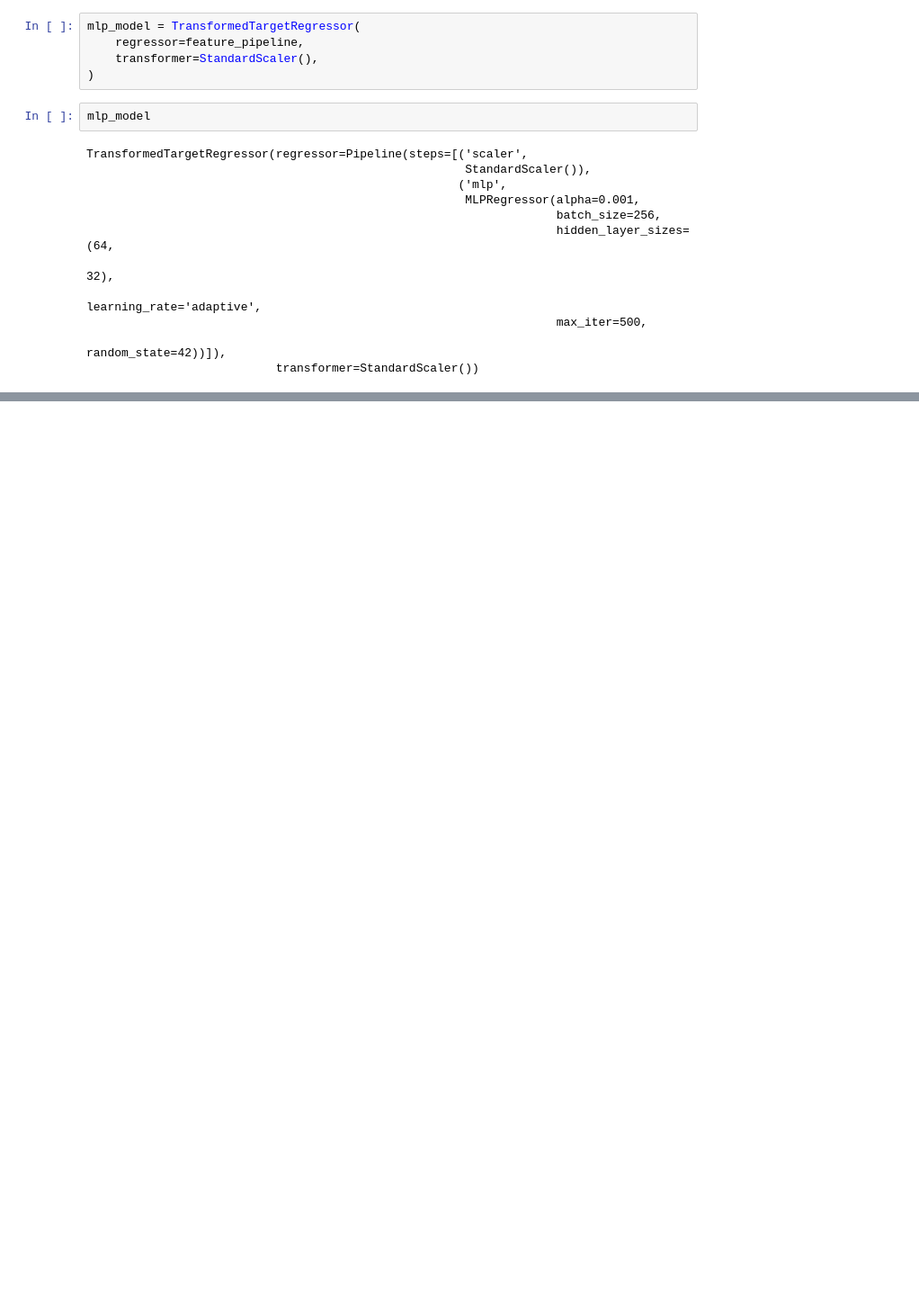
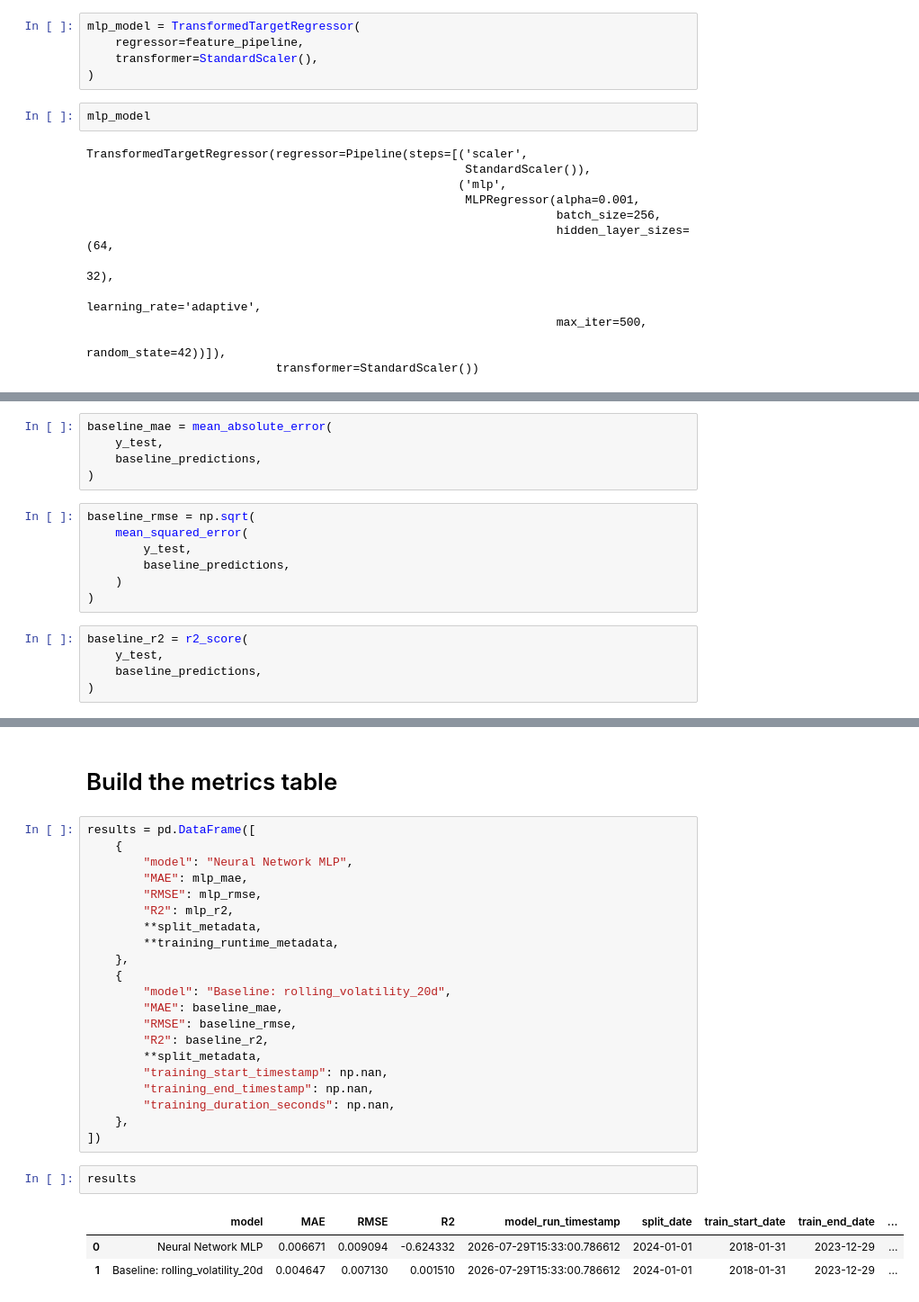
Before and after one commit to SamiiShabuse/INFO442-Group-Project, a Jupyter notebook: notebooks/04_modeling/07_neural_network_mlp.ipynb, the cells around one changed output, grey strips where cells are left out. Shown at 90% size. Saved outputs shown, nothing was run; the diff lists cells and outputs as text; blank space fills up the shorter version.

Commit message:
add prediction

```diff
--- a/notebooks/04_modeling/07_neural_network_mlp.ipynb
+++ b/notebooks/04_modeling/07_neural_network_mlp.ipynb
@@ -245,0 +343,17 @@ TransformedTargetRegressor(regressor=Pipeline(steps=[('scaler',
+# %%
+baseline_mae = mean_absolute_error(
+    y_test,
+    baseline_predictions,
+)
+# %%
+baseline_rmse = np.sqrt(
+    mean_squared_error(
+        y_test,
+        baseline_predictions,
+    )
+)
+# %%
+baseline_r2 = r2_score(
+    y_test,
+    baseline_predictions,
+)
@@ -245,0 +368,29 @@ TransformedTargetRegressor(regressor=Pipeline(steps=[('scaler',
+# %% [markdown]
+# Build the metrics table
+# %%
+results = pd.DataFrame([
+    {
+        "model": "Neural Network MLP",
+        "MAE": mlp_mae,
+        "RMSE": mlp_rmse,
+        "R2": mlp_r2,
+        **split_metadata,
+        **training_runtime_metadata,
+    },
+    {
+        "model": "Baseline: rolling_volatility_20d",
+        "MAE": baseline_mae,
+        "RMSE": baseline_rmse,
+        "R2": baseline_r2,
+        **split_metadata,
+        "training_start_timestamp": np.nan,
+        "training_end_timestamp": np.nan,
+        "training_duration_seconds": np.nan,
+    },
+])
+# %%
+results
+# %% [output]
+|  | model | MAE | RMSE | R2 | model_run_timestamp | split_date | train_start_date | train_end_date | ... |
+| 0 | Neural Network MLP | 0.006671 | 0.009094 | -0.624332 | 2026-07-29T15:33:00.786612 | 2024-01-01 | 2018-01-31 | 2023-12-29 | ... |
+| 1 | Baseline: rolling_volatility_20d | 0.004647 | 0.007130 | 0.001510 | 2026-07-29T15:33:00.786612 | 2024-01-01 | 2018-01-31 | 2023-12-29 | ... |
```
Also changed, not shown: parts of 25 cells of this notebook.
